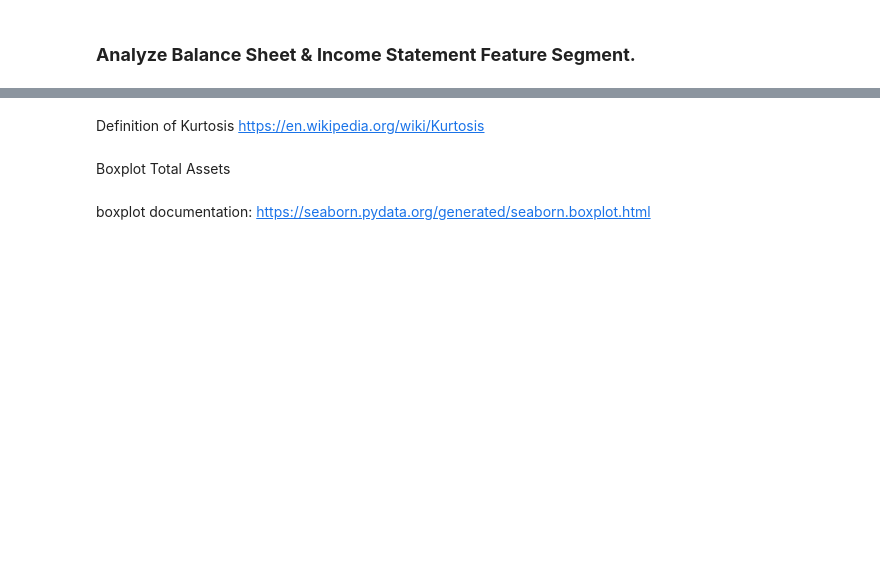
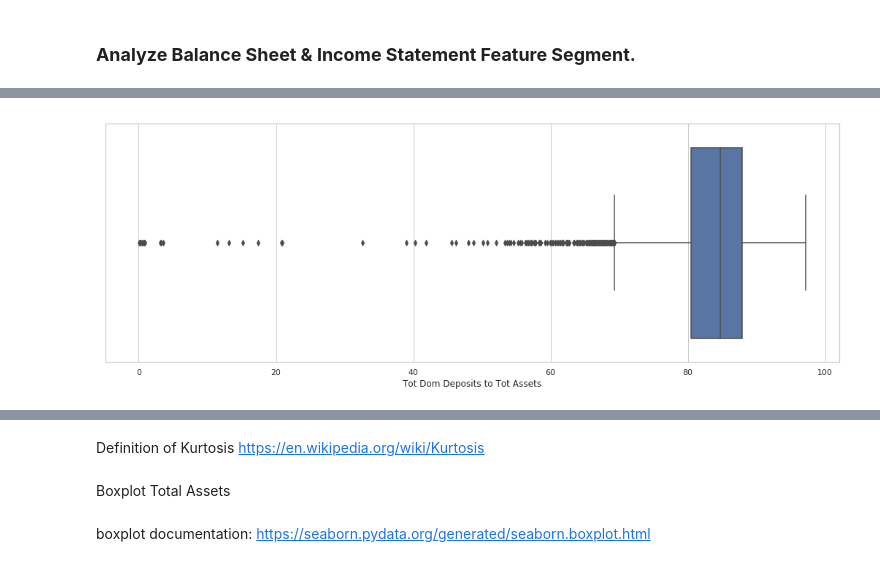
Before and after one commit to victorbizpetrol/ds-project, a Jupyter notebook: Data_Understanding.ipynb, the cells around one changed output, grey strips where cells are left out. Drawn from its saved outputs; the diff is of its cells as text; code cells hidden in the pictures; blank space fills up the shorter version.

```diff
--- a/Data_Understanding.ipynb
+++ b/Data_Understanding.ipynb
@@ -139,0 +106,4 @@ bal_inc_medium_df.describe()
+# %%
+features_perfrat_df = perf_rat_medium_df[['Tot Dom Deposits to Tot Assets', 'Pretax ROA','Net Op Inc to Assets', 'Return On Assets',
+                                        'NonInterest Inc to Ave Asset', 'NonInterest Exp to Ave Asset', 'Net Interest Margin',
+                                       'RE to Ave Equity', 'Efficiency Ratio', 'Net Loans Lease to Tot Assets']]
@@ -139,0 +124,5 @@ bal_inc_medium_df.describe()
+# %%
+sns.set(style="whitegrid")
+ax = sns.boxplot(x=features_perfrat_df["Tot Dom Deposits to Tot Assets"])
+# %% [output]
+[figure, added]
```
Also changed, not shown: parts of 50 cells of this notebook, 5 other files.
